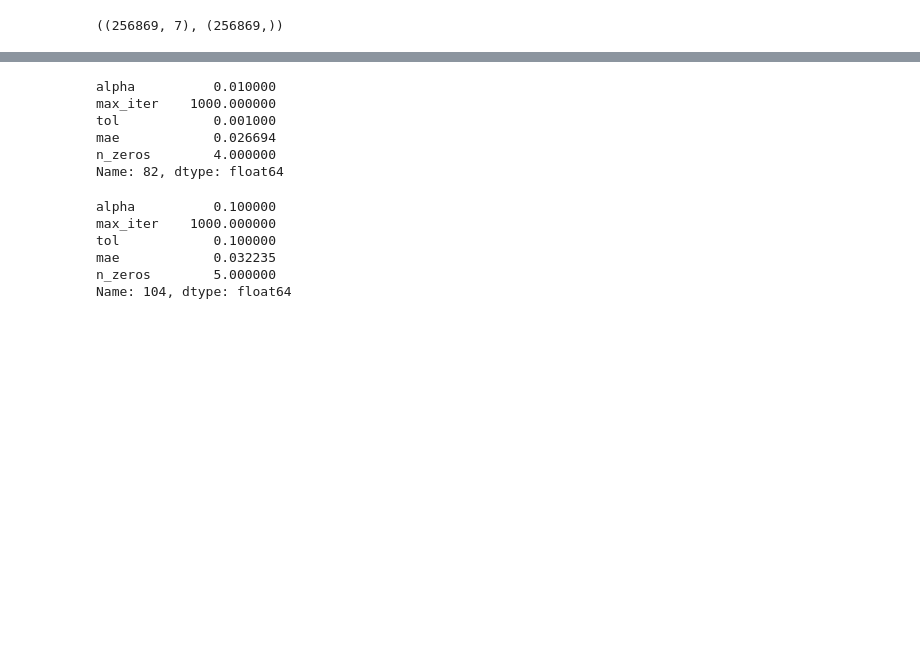
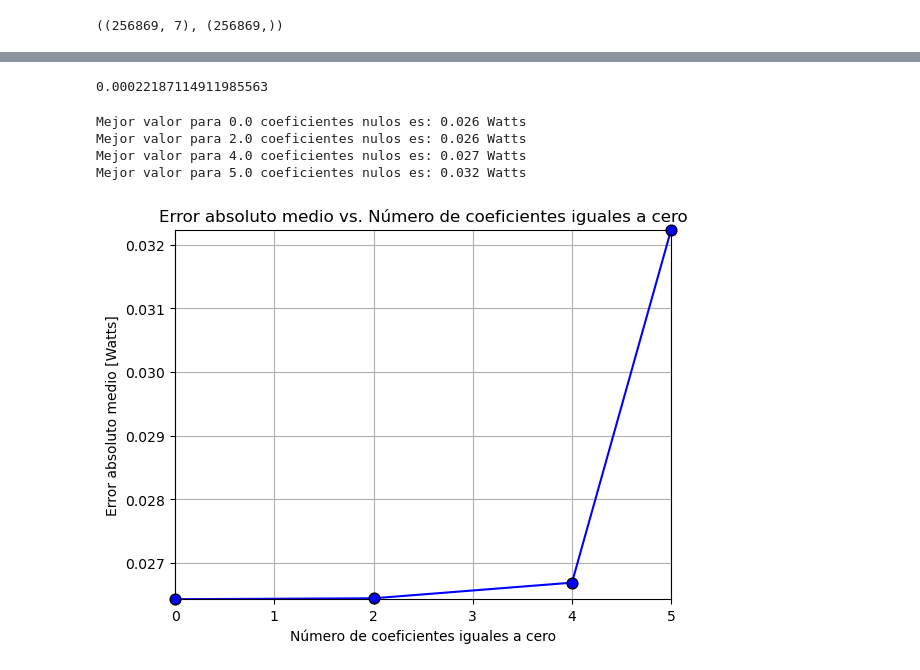
Before and after one commit to kevindmzapata/multivariate-statistics-course, a Jupyter notebook: TAREA_3/linear_reg.ipynb, the cells around one changed output, grey strips where cells are left out. Cells and saved outputs as stored; diff of their text form; code cells hidden in the pictures; blank space fills up the shorter version.

Commit message:
Presentación del objetivo y obtención del mejor modelo de regresión.

```diff
--- a/TAREA_3/linear_reg.ipynb
+++ b/TAREA_3/linear_reg.ipynb
@@ -6,5 +30,13 @@ import seaborn as sns
 # %%
 def date_to_semester_fraction(date):
+    """ Se convierte la fecha a un valor entre 0 y 1 que representa el semestre en el que se encuentra la fecha
+
+    Args:
+        date (str): Fecha en formato 'dd/mm/yyyy'
+
+    Returns:
+        float: Fracción del semestre en el que se encuentra
+    """
     day, month, year = map(int, date.split('/'))
     days_in_month = [31, 28, 31, 30, 31, 30]
     day_of_year = sum(days_in_month[:month - 1]) + day
@@ -147,20 +200,42 @@ Name: 53, dtype: float64
-# %%
-best_4_zeros = a[a['n_zeros'] == 4].sort_values(by='mae').iloc[0]
-best_4_zeros
-# %% [output]
-alpha          0.010000
-max_iter    1000.000000
-tol            0.001000
-mae            0.026694
-n_zeros        4.000000
-Name: 82, dtype: float64
-# %%
-best_5_zeros = a[a['n_zeros'] == 5].sort_values(by='mae').iloc[0]
-best_5_zeros
-# %% [output]
-alpha          0.100000
-max_iter    1000.000000
-tol            0.100000
-mae            0.032235
-n_zeros        5.000000
-Name: 104, dtype: float64
+# %%
+alpha = (a['mae'].max() / len(a)) / np.max(np.unique(a['n_zeros']))
+alpha
+# %% [output]
+0.00022187114911985563
+# %%
+def get_best_n_zeros(num, extract_best=False):
+    """ Se obtiene el mejor resultado segun la cantidad de nulos
+
+    Args:
+        num (int): Número de nulos
+
+    Returns:
+        float: Mejor valor de nulos
+    """
+    if extract_best:
+        return a[a['n_zeros'] == num].sort_values(by='mae').iloc[0]
+    else:
+        return a[a['n_zeros'] == num].sort_values(by='mae').iloc[0]['mae']
+# %%
+e = []
+for i in np.unique(a['n_zeros']):
+    print(f'Mejor valor para {i} coeficientes nulos es: {get_best_n_zeros(i):.3f} Watts', end='\n')
+    e.append(get_best_n_zeros(i))
+# %% [output]
+Mejor valor para 0.0 coeficientes nulos es: 0.026 Watts
+Mejor valor para 2.0 coeficientes nulos es: 0.026 Watts
+Mejor valor para 4.0 coeficientes nulos es: 0.027 Watts
+Mejor valor para 5.0 coeficientes nulos es: 0.032 Watts
+# %%
+plt.figure()
+plt.scatter(np.unique(a['n_zeros']), e, s=60, c='b', edgecolor='black', zorder=3, clip_on=False)
+plt.plot(np.unique(a['n_zeros']), e, c='b', zorder=2)
+plt.xlabel('Número de coeficientes iguales a cero')
+plt.ylabel('Error absoluto medio [Watts]')
+plt.title('Error absoluto medio vs. Número de coeficientes iguales a cero')
+plt.xlim(np.min(a['n_zeros']), np.max(a['n_zeros']))
+plt.ylim(np.min(e), np.max(e))
+plt.grid()
+plt.show()
+# %% [output]
+[figure, added]
```
Also changed, not shown: parts of 22 cells of this notebook.
